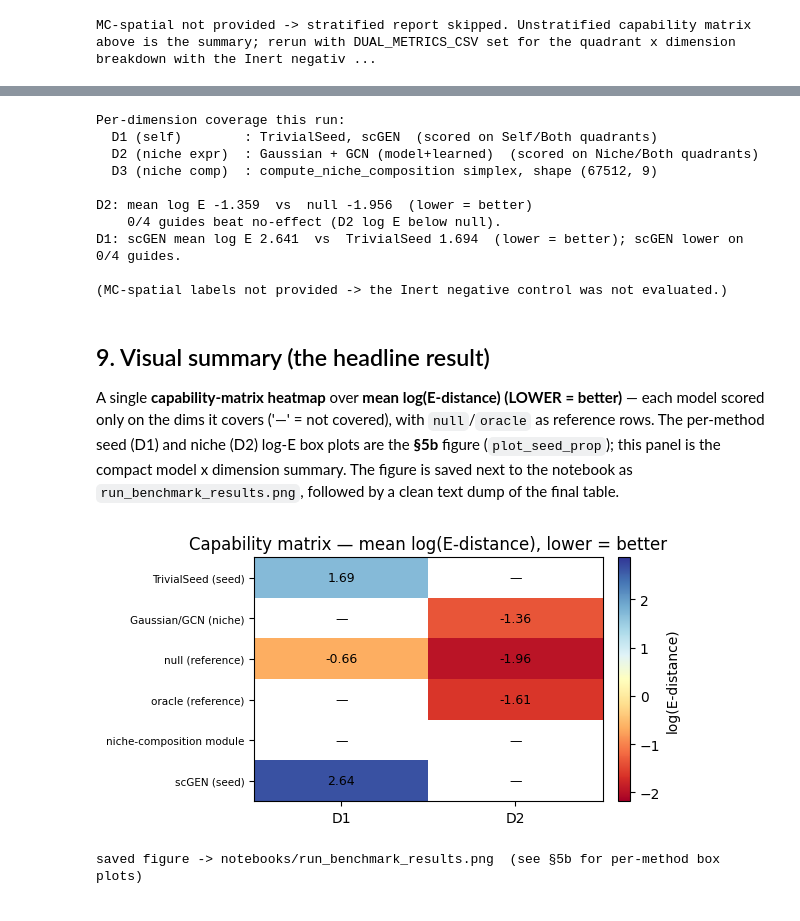
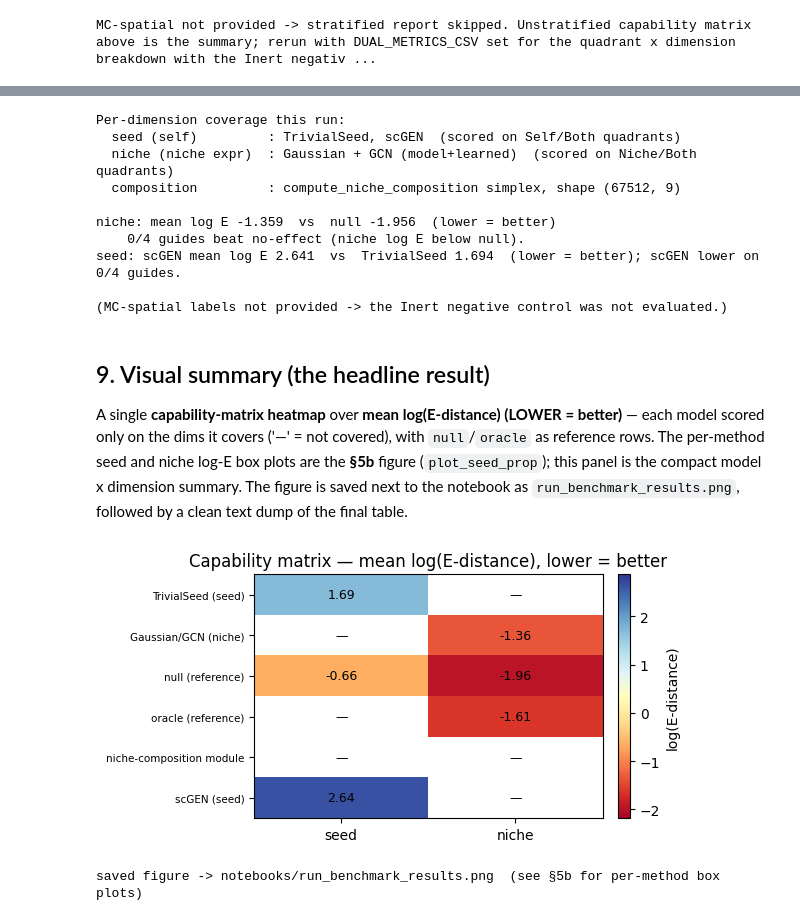
Before and after one commit to cz3900/sp-perturb-benchmark, a Jupyter notebook: notebooks/run_benchmark.executed.ipynb, the cells around one changed output, grey strips where cells are left out. Saved outputs shown, nothing was run; the diff lists cells and outputs as text; code cells hidden in the pictures.

Commit message:
notebook: executed seed/niche-renamed version (capability heatmap axes seed/niche)
Co-Authored-By: Claude Opus 4.8 (1M context) <noreply@anthropic.com>

```diff
--- a/notebooks/run_benchmark.executed.ipynb
+++ b/notebooks/run_benchmark.executed.ipynb
@@ -238,7 +238,7 @@ if SCGEN_DUMP_DIR:
         if f.exists():
             scgen_paths[p] = str(f)
 
-scgen_d1 = {}        # perturbation -> {'pcc_delta','mse','n'} for scGEN's D1
+scgen_seed = {}        # perturbation -> {'pcc_delta','mse','n'} for scGEN's seed
 if scgen_paths:
     print(f'scGEN dumps found for {len(scgen_paths)}/{len(EVAL)} perturbations.')
     # scGEN's seed_pred lives in the log-norm space -> score there via eval_X=lognorm_X.
@@ -251,18 +251,18 @@ if scgen_paths:
         seed_model = ScgenSeedModel({p: path})         # offline loader; predict_seed is 2-arg
         grid = fill_2x2(data, p, edges, seed_model, base_prop, learned_prop, k_ref=K_REF,
                         X_ref=X_ref_agg, return_niches=True, residuals=resid,
-                        eval_X=lognorm_X)              # log-norm scoring space for D1
+                        eval_X=lognorm_X)              # log-norm scoring space for seed
         niches = grid['_niches']                        # eval_X already consumed into the matrix
-        scgen_d1[p] = evaluate_seed(niches, eval_X=niches.get('eval_X'))   # carried eval_X is None here
-    # scGEN D1 as log(E-distance) (lower = better); pcc kept supplementary.
+        scgen_seed[p] = evaluate_seed(niches, eval_X=niches.get('eval_X'))   # carried eval_X is None here
+    # scGEN seed as log(E-distance) (lower = better); pcc kept supplementary.
     sc_df = pd.DataFrame([dict(perturbation=p, quadrant=QUADRANT_OF.get(p, mcj.UNKNOWN),
-                               scgen_d1_logE=_seed_logE(v.get('e_samples', {}).get('model', [])),
-                               scgen_d1_pcc=v['pcc_delta'])
-                          for p, v in scgen_d1.items()])
+                               scgen_seed_logE=_seed_logE(v.get('e_samples', {}).get('model', [])),
+                               scgen_seed_pcc=v['pcc_delta'])
+                          for p, v in scgen_seed.items()])
     base_df = base_df.merge(sc_df.drop(columns='quadrant'), on='perturbation', how='left')
-    display(sc_df.sort_values('scgen_d1_logE', ascending=True).reset_index(drop=True))
+    display(sc_df.sort_values('scgen_seed_logE', ascending=True).reset_index(drop=True))
 else:
     print('NOTE: no scGEN {P}_seed.h5ad dumps found (SCGEN_DUMP_DIR unset/empty).')
-    print('      -> running BASELINE-ONLY; scGEN D1 columns are omitted.')
+    print('      -> running BASELINE-ONLY; scGEN seed columns are omitted.')
 # %% [output]
 scGEN dumps found for 4/4 perturbations.
@@ -296,16 +296,16 @@ The optional **stratified report** then joins the MC-spatial quadrant onto each
 def _capability_matrix(df):
     """Mean log(E-distance) per model x dimension (LOWER = better); null/oracle are
     reference rows, not models. NaN = dimension not covered by that model."""
-    cm = {'TrivialSeed (seed)': {'D1': float(np.nanmean(df['d1_logE'])), 'D2': np.nan, 'D3': np.nan},
-          'Gaussian/GCN (niche)': {'D1': np.nan,
-                                   'D2': float(np.nanmean(df['d2_logE'])), 'D3': np.nan},
-          'null (reference)': {'D1': float(np.nanmean(df['d1_null_logE'])),
-                               'D2': float(np.nanmean(df['d2_null_logE'])), 'D3': np.nan},
-          'oracle (reference)': {'D1': np.nan,
-                                 'D2': float(np.nanmean(df['d2_oracle_logE'])), 'D3': np.nan},
-          'niche-composition module': {'D1': np.nan, 'D2': np.nan, 'D3': 'simplex (built in §3)'}}
-    if 'scgen_d1_logE' in df.columns:
-        cm['scGEN (seed)'] = {'D1': float(np.nanmean(df['scgen_d1_logE'])), 'D2': np.nan, 'D3': np.nan}
+    cm = {'TrivialSeed (seed)': {'seed': float(np.nanmean(df['seed_logE'])), 'niche': np.nan, 'composition': np.nan},
+          'Gaussian/GCN (niche)': {'seed': np.nan,
+                                   'niche': float(np.nanmean(df['niche_logE'])), 'composition': np.nan},
+          'null (reference)': {'seed': float(np.nanmean(df['seed_null_logE'])),
+                               'niche': float(np.nanmean(df['niche_null_logE'])), 'composition': np.nan},
+          'oracle (reference)': {'seed': np.nan,
+                                 'niche': float(np.nanmean(df['niche_oracle_logE'])), 'composition': np.nan},
+          'niche-composition module': {'seed': np.nan, 'niche': np.nan, 'composition': 'simplex (built in §3)'}}
+    if 'scgen_seed_logE' in df.columns:
+        cm['scGEN (seed)'] = {'seed': float(np.nanmean(df['scgen_seed_logE'])), 'niche': np.nan, 'composition': np.nan}
     return pd.DataFrame(cm).T
 
 print('Capability matrix — mean log(E-distance), LOWER = better; null/oracle = reference rows:')
@@ -359,66 +359,66 @@ Everything is **log(E-distance): LOWER = better**, with `null`/`oracle` shown as
 # %%
 # All numbers are log(E-distance), LOWER = better; null/oracle are references (never subtracted).
-has_scgen = 'scgen_d1_logE' in base_df.columns
+has_scgen = 'scgen_seed_logE' in base_df.columns
 print('Per-dimension coverage this run:')
-print('  D1 (self)        : TrivialSeed' + (', scGEN' if has_scgen else '')
+print('  seed (self)         : TrivialSeed' + (', scGEN' if has_scgen else '')
       + '  (scored on Self/Both quadrants)')
-print('  D2 (niche expr)  : Gaussian + GCN (model+learned)  (scored on Niche/Both quadrants)')
-print('  D3 (niche comp)  : compute_niche_composition simplex, shape', comp.shape)
-d2_mean = float(np.nanmean(base_df['d2_logE'])); d2_null = float(np.nanmean(base_df['d2_null_logE']))
-n_d2_win = int((base_df['d2_logE'] < base_df['d2_null_logE']).sum())
-print(f'\nD2: mean log E {d2_mean:.3f}  vs  null {d2_null:.3f}  (lower = better)')
-print(f'    {n_d2_win}/{len(base_df)} guides beat no-effect (D2 log E below null).')
+print('  niche (niche expr)  : Gaussian + GCN (model+learned)  (scored on Niche/Both quadrants)')
+print('  composition         : compute_niche_composition simplex, shape', comp.shape)
+niche_mean = float(np.nanmean(base_df['niche_logE'])); niche_null = float(np.nanmean(base_df['niche_null_logE']))
+n_niche_win = int((base_df['niche_logE'] < base_df['niche_null_logE']).sum())
+print(f'\nniche: mean log E {niche_mean:.3f}  vs  null {niche_null:.3f}  (lower = better)')
+print(f'    {n_niche_win}/{len(base_df)} guides beat no-effect (niche log E below null).')
 if has_scgen:
-    sc_mean = float(np.nanmean(base_df['scgen_d1_logE'])); tr_mean = float(np.nanmean(base_df['d1_logE']))
-    better = base_df['scgen_d1_logE'] < base_df['d1_logE']
-    print(f'D1: scGEN mean log E {sc_mean:.3f}  vs  TrivialSeed {tr_mean:.3f}  (lower = better);'
+    sc_mean = float(np.nanmean(base_df['scgen_seed_logE'])); tr_mean = float(np.nanmean(base_df['seed_logE']))
+    better = base_df['scgen_seed_logE'] < base_df['seed_logE']
+    print(f'seed: scGEN mean log E {sc_mean:.3f}  vs  TrivialSeed {tr_mean:.3f}  (lower = better);'
           f' scGEN lower on {int(better.sum())}/{int(better.notna().sum())} guides.')
 if not HAVE_MC:
     print('\n(MC-spatial labels not provided -> the Inert negative control was not evaluated.)')
 # %% [output]
 Per-dimension coverage this run:
-  D1 (self)        : TrivialSeed, scGEN  (scored on Self/Both quadrants)
-  D2 (niche expr)  : Gaussian + GCN (model+learned)  (scored on Niche/Both quadrants)
-  D3 (niche comp)  : compute_niche_composition simplex, shape (67512, 9)
+  seed (self)         : TrivialSeed, scGEN  (scored on Self/Both quadrants)
+  niche (niche expr)  : Gaussian + GCN (model+learned)  (scored on Niche/Both quadrants)
+  composition         : compute_niche_composition simplex, shape (67512, 9)
 
-D2: mean log E -1.359  vs  null -1.956  (lower = better)
-    0/4 guides beat no-effect (D2 log E below null).
-D1: scGEN mean log E 2.641  vs  TrivialSeed 1.694  (lower = better); scGEN lower on 0/4 guides.
+niche: mean log E -1.359  vs  null -1.956  (lower = better)
+    0/4 guides beat no-effect (niche log E below null).
+seed: scGEN mean log E 2.641  vs  TrivialSeed 1.694  (lower = better); scGEN lower on 0/4 guides.
 
 (MC-spatial labels not provided -> the Inert negative control was not evaluated.)
 # %% [markdown]
 ## 9. Visual summary (the headline result)
-A single **capability-matrix heatmap** over **mean log(E-distance) (LOWER = better)** — each model scored only on the dims it covers ('—' = not covered), with `null`/`oracle` as reference rows. The per-method seed (D1) and niche (D2) log-E box plots are the **§5b** figure (`plot_seed_prop`); this panel is the compact model x dimension summary. The figure is saved next to the notebook as `run_benchmark_results.png`, followed by a clean text dump of the final table.
+A single **capability-matrix heatmap** over **mean log(E-distance) (LOWER = better)** — each model scored only on the dims it covers ('—' = not covered), with `null`/`oracle` as reference rows. The per-method seed and niche log-E box plots are the **§5b** figure (`plot_seed_prop`); this panel is the compact model x dimension summary. The figure is saved next to the notebook as `run_benchmark_results.png`, followed by a clean text dump of the final table.
 # %%
 import matplotlib.pyplot as plt
 
 # Single capability-matrix heatmap over mean log(E-distance), LOWER = better.
 # (The per-method seed/niche log-E box plots are the §5b plot_seed_prop figure.)
 fig, ax = plt.subplots(figsize=(6, 3.2))
 cm = _capability_matrix(base_df)
-num = cm[['D1', 'D2']].apply(pd.to_numeric, errors='coerce').astype(float)
+num = cm[['seed', 'niche']].apply(pd.to_numeric, errors='coerce').astype(float)
 vals = num.values.astype(float)
 finite = vals[np.isfinite(vals)]
 if finite.size:
     pad = 0.05 * (float(np.nanmax(finite)) - float(np.nanmin(finite)) + 1e-9)
     vmin, vmax = float(np.nanmin(finite)) - pad, float(np.nanmax(finite)) + pad
 else:
     vmin, vmax = None, None
 im = ax.imshow(vals, aspect='auto', cmap='RdYlBu', vmin=vmin, vmax=vmax)
 ax.set_xticks(range(num.shape[1])); ax.set_xticklabels(num.columns)
 ax.set_yticks(range(num.shape[0])); ax.set_yticklabels(num.index, fontsize=7.5)
 for i in range(num.shape[0]):
     for j in range(num.shape[1]):
         v = vals[i, j]
         ax.text(j, i, '—' if np.isnan(v) else f'{v:.2f}', ha='center', va='center', fontsize=9)
 ax.set_title('Capability matrix — mean log(E-distance), lower = better')
 fig.colorbar(im, ax=ax, fraction=.046, pad=.04, label='log(E-distance)')
 fig.tight_layout()
 fig.savefig('run_benchmark_results.png', dpi=130, bbox_inches='tight')
 plt.show()
 print('saved figure -> notebooks/run_benchmark_results.png  (see §5b for per-method box plots)')
 # %% [output]
-[figure, old version]
+[figure, new version]
 saved figure -> notebooks/run_benchmark_results.png  (see §5b for per-method box plots)
 # %%
 # ---- clean text dump of the final results (all log(E-distance), lower = better) ----
```
Also changed, not shown: parts of 18 cells of this notebook, 1 other file.
